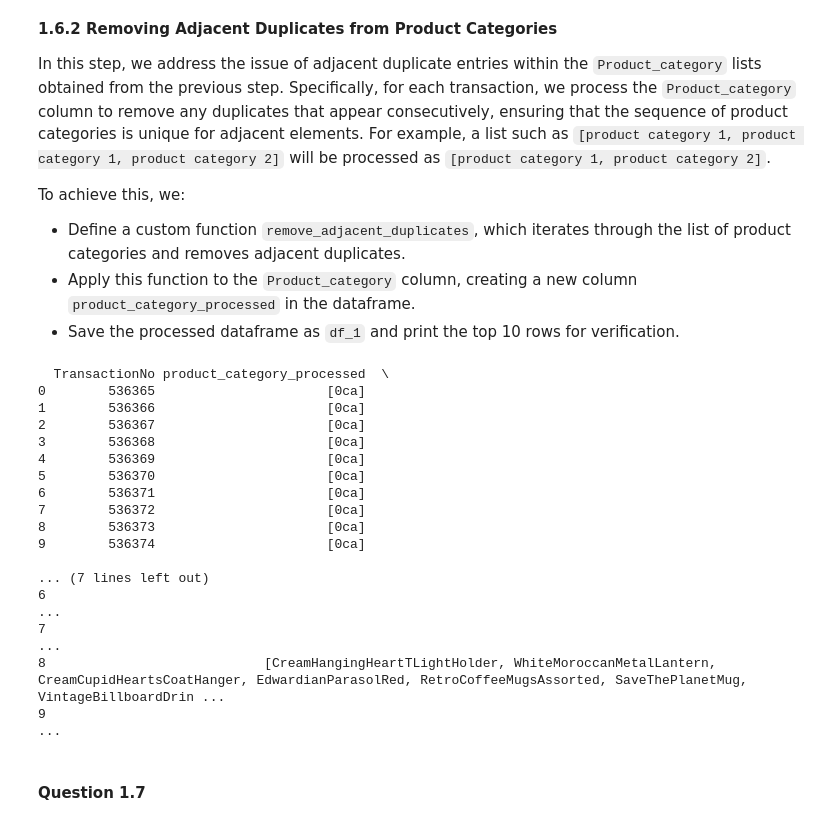
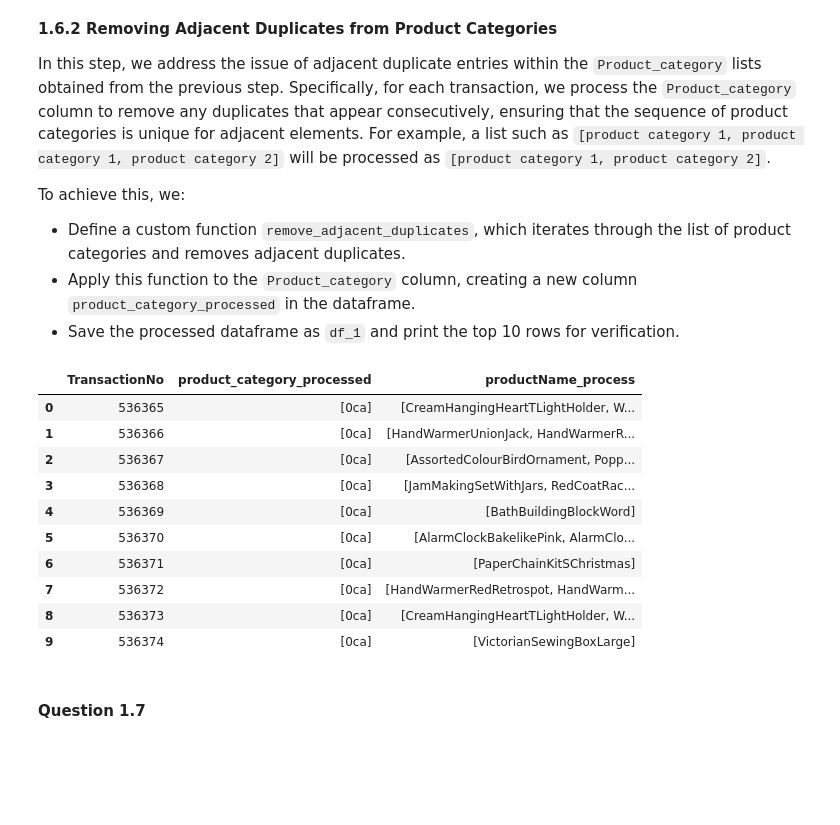
Before and after one commit to khiempm209/Deakin-SIT742-Ass2, a Jupyter notebook: SIT742_Ass2.ipynb, the cells around one changed output. Drawn from its saved outputs; the diff is of its cells as text; code cells hidden in the pictures; blank space fills up the shorter version.

```diff
--- a/SIT742_Ass2.ipynb
+++ b/SIT742_Ass2.ipynb
@@ -423,39 +427,33 @@ To achieve this, we:
 # %%
 # Functioning to remove adjacent duplicates from a list
 def remove_adjacent_duplicates(category_list):
     if not category_list:
         return []
     result = [category_list[0]]
     for item in category_list[1:]:
         if item != result[-1]:  # Only adding if it's different from the last element in result
             result.append(item)
     return result
 
 # Applying the function to the product_category column
 grouped_df['product_category_processed'] = grouped_df['Product_category'].apply(remove_adjacent_duplicates)
 
 # Creating the final processed dataframe (df_1) and displaying the top 10 rows
 df_1 = grouped_df[['TransactionNo', 'product_category_processed', 'productName_process']]
 pd.set_option('display.max_colwidth', None)
-print(df_1.head(10))
+df_1.head(10)
 # %% [output]
-  TransactionNo product_category_processed  \
-0        536365                      [0ca]
-1        536366                      [0ca]
-2        536367                      [0ca]
-3        536368                      [0ca]
-4        536369                      [0ca]
-5        536370                      [0ca]
-6        536371                      [0ca]
-7        536372                      [0ca]
-8        536373                      [0ca]
-9        536374                      [0ca]
-
-... (7 lines left out)
-6                                                                                                                                                                                                        ...
-7                                                                                                                                                                                                        ...
-8                            [CreamHangingHeartTLightHolder, WhiteMoroccanMetalLantern, CreamCupidHeartsCoatHanger, EdwardianParasolRed, RetroCoffeeMugsAssorted, SaveThePlanetMug, VintageBillboardDrin ...
-9                                                                                                                                                                                                        ...
+|  | TransactionNo | product_category_processed | productName_process |
+| 0 | 536365 | [0ca] | [CreamHangingHeartTLightHolder, W... |
+| 1 | 536366 | [0ca] | [HandWarmerUnionJack, HandWarmerR... |
+| 2 | 536367 | [0ca] | [AssortedColourBirdOrnament, Popp... |
+| 3 | 536368 | [0ca] | [JamMakingSetWithJars, RedCoatRac... |
+| 4 | 536369 | [0ca] | [BathBuildingBlockWord] |
+| 5 | 536370 | [0ca] | [AlarmClockBakelikePink, AlarmClo... |
+| 6 | 536371 | [0ca] | [PaperChainKitSChristmas] |
+| 7 | 536372 | [0ca] | [HandWarmerRedRetrospot, HandWarm... |
+| 8 | 536373 | [0ca] | [CreamHangingHeartTLightHolder, W... |
+| 9 | 536374 | [0ca] | [VictorianSewingBoxLarge] |
 # %% [markdown]
 #### Question 1.7
 # %% [markdown]
```
Also changed, not shown: parts of 18 cells of this notebook.
